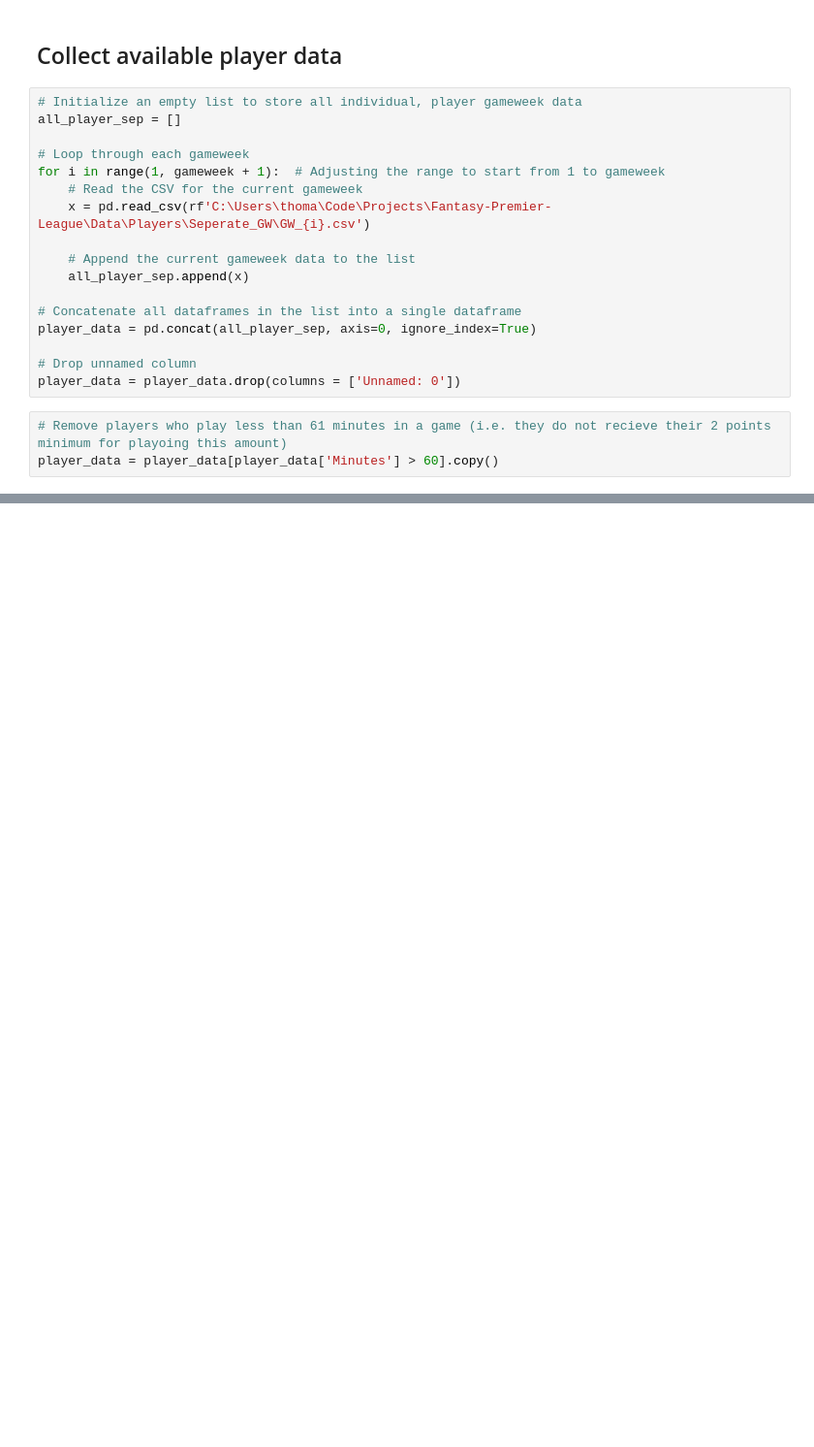
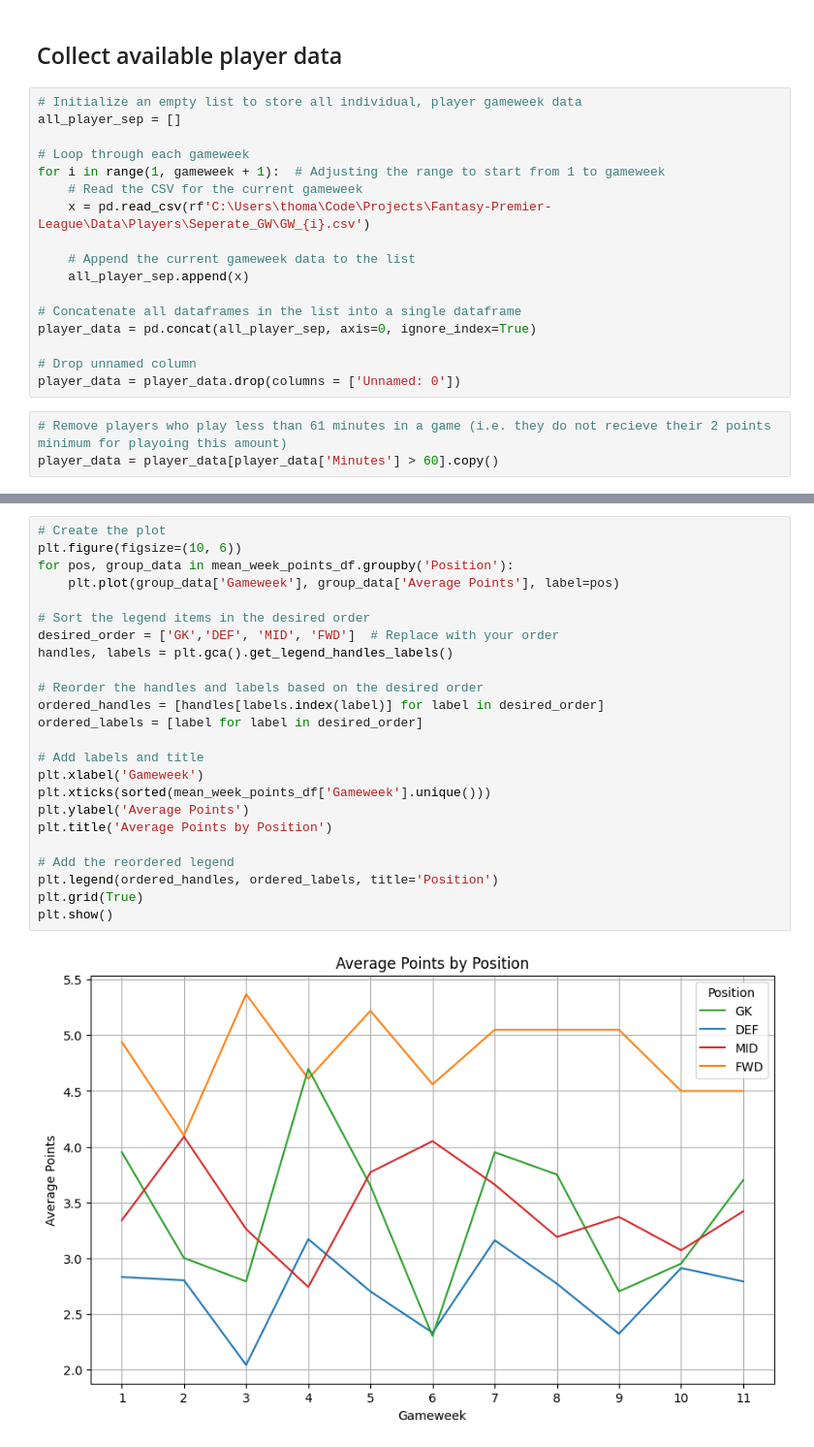
Before and after one commit to hot-squid/Fantasy-Premier-League, a Jupyter notebook: Analysis/Position_analysis.ipynb, the cells around one changed output, grey strips where cells are left out. Shown: that part at 97% size. Drawn from its saved outputs; the diff is of its cells as text; blank space fills up the shorter version.

Commit message:
Points by position analysis

```diff
--- a/Analysis/Position_analysis.ipynb
+++ b/Analysis/Position_analysis.ipynb
@@ -46,0 +84,26 @@ final_data_fwds = player_data[player_data['Position'] == 'FWD'].copy()
+# %%
+# Create the plot
+plt.figure(figsize=(10, 6))
+for pos, group_data in mean_week_points_df.groupby('Position'):
+    plt.plot(group_data['Gameweek'], group_data['Average Points'], label=pos)
+
+# Sort the legend items in the desired order
+desired_order = ['GK','DEF', 'MID', 'FWD']  # Replace with your order
+handles, labels = plt.gca().get_legend_handles_labels()
+
+# Reorder the handles and labels based on the desired order
+ordered_handles = [handles[labels.index(label)] for label in desired_order]
+ordered_labels = [label for label in desired_order]
+
+# Add labels and title
+plt.xlabel('Gameweek')
+plt.xticks(sorted(mean_week_points_df['Gameweek'].unique()))
+plt.ylabel('Average Points')
+plt.title('Average Points by Position')
+
+# Add the reordered legend
+plt.legend(ordered_handles, ordered_labels, title='Position')
+plt.grid(True)
+plt.show()
+# %% [output]
+[figure, added]
```
Also changed, not shown: parts of 32 cells of this notebook.
